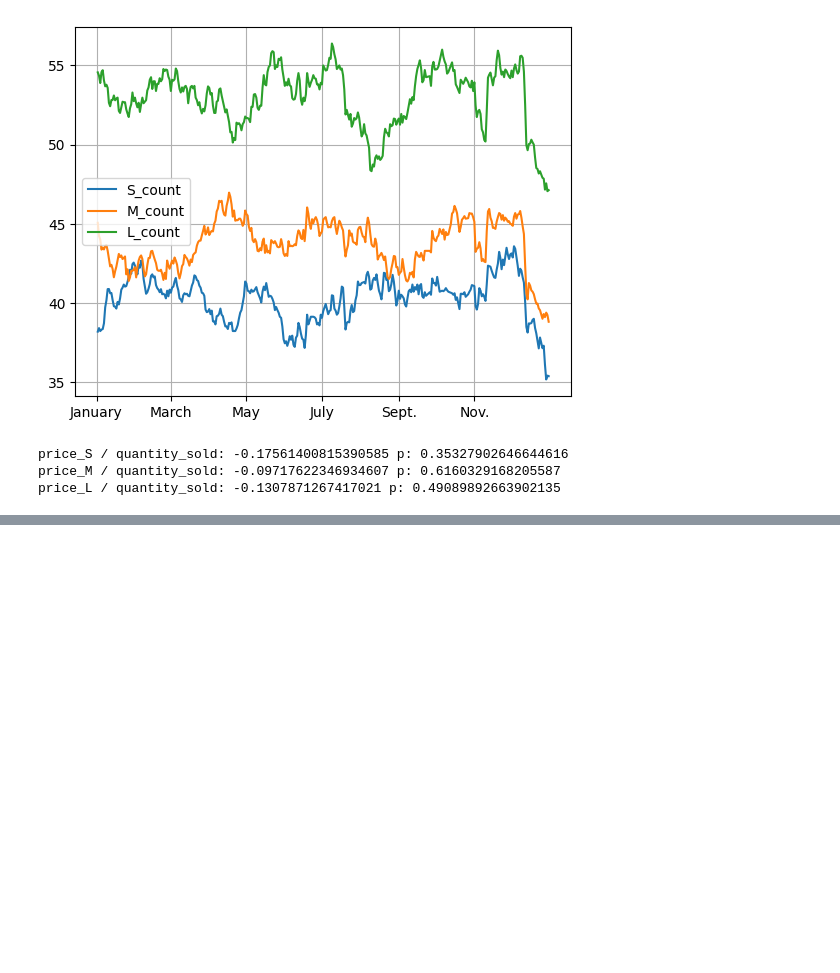
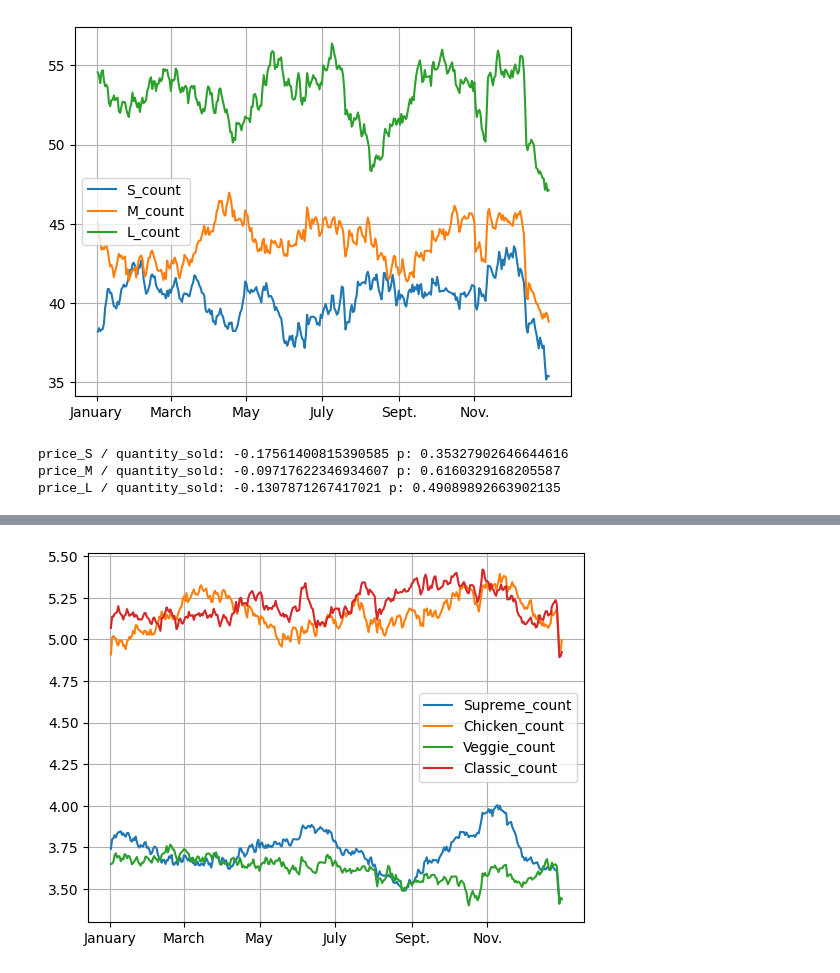
Before and after one commit to spencers145/pizza-study, a Jupyter notebook: study.ipynb, the cells around one changed output, grey strips where cells are left out. Cells and saved outputs as stored; diff of their text form; code cells hidden in the pictures; blank space fills up the shorter version.

```diff
--- a/study.ipynb
+++ b/study.ipynb
@@ -449,0 +479,29 @@ price_L / quantity_sold: -0.1307871267417021 p: 0.49089892663902135
+# %%
+for category in ["Supreme", "Chicken", "Veggie", "Classic"]:
+    match category:
+        case "Supreme":
+            modifier = 9
+        case "Classic":
+            modifier = 8
+        case "Veggie":
+            modifier = 9
+        case "Chicken":
+            modifier = 6
+    size_sales_by_day = sales[sales["pizza_category"] == category][["order_date_index", "quantity"]].groupby("order_date_index").sum()
+    out = pandas.DataFrame(columns = ["%s_count" %(category)])
+    for order_date_index in daily_sales.index:
+        try:
+            sales_today = size_sales_by_day["quantity"][order_date_index]
+        except:
+            sales_today = 0
+        out.loc[order_date_index] = sales_today
+
+    rollingAnalysis.plotRollingData(["%s_count" %(category)], out, 30, scales=[1/modifier])
+
+pyplot.xticks([0, 60, 121, 182, 244, 305], ["January", "March", "May", "July", "Sept.", "Nov."])
+pyplot.grid()
+# however, it is actually the case that chicken and classic pizzas are equally as popular
+# but there are less chicken pizzas than classic pizzas.
+# so adjusting by the # of each type of pizza we have that they actually make up a category of more popular pizzas overall!
+# %% [output]
+[figure, added]
```
Also changed, not shown: parts of 7 cells of this notebook, 2 other files.
